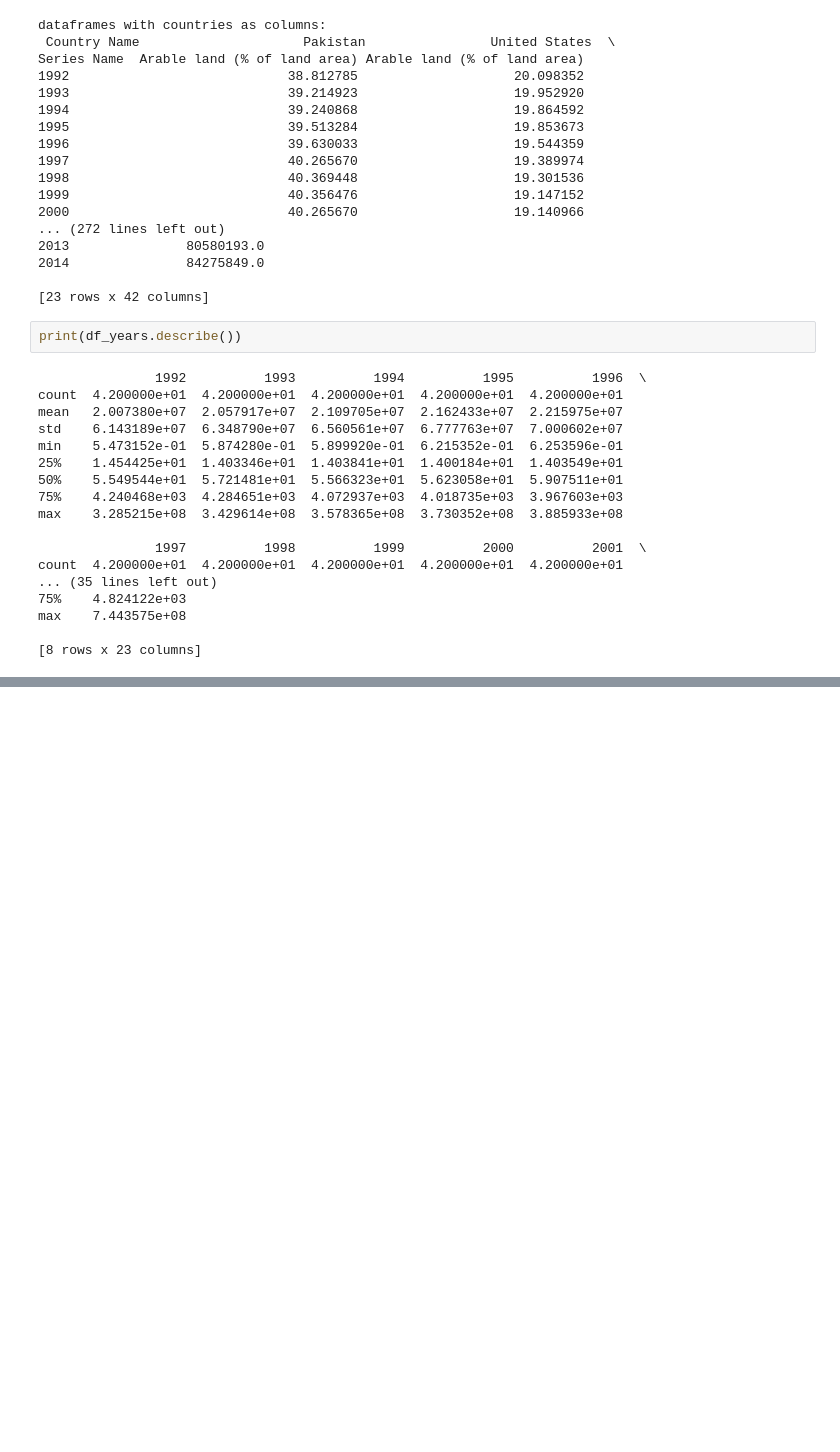
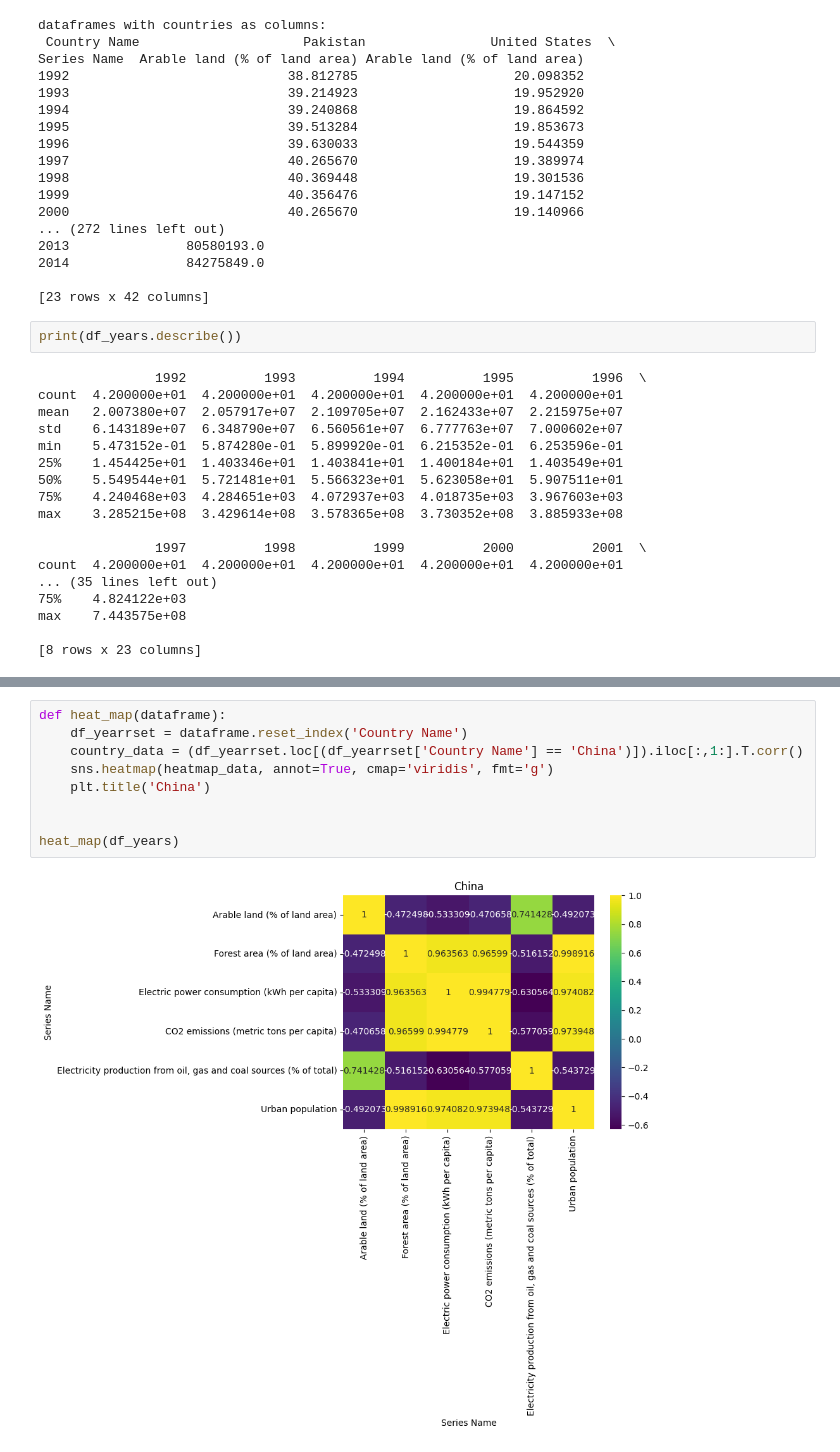
Before and after one commit to mansoorkashif1997/ADS1-assignment2, a Jupyter notebook: function.ipynb, the cells around one changed output, grey strips where cells are left out. Drawn from its saved outputs; the diff is of its cells as text; blank space fills up the shorter version.

```diff
--- a/function.ipynb
+++ b/function.ipynb
@@ -97,3 +93,14 @@ Text(0.5, 1.0, 'Urban population')
 [figure]
 [figure]
+# %%
+def heat_map(dataframe):
+    df_yearrset = dataframe.reset_index('Country Name')
+    country_data = (df_yearrset.loc[(df_yearrset['Country Name'] == 'China')]).iloc[:,1:].T.corr()
+    sns.heatmap(heatmap_data, annot=True, cmap='viridis', fmt='g')
+    plt.title('China')
+
+
+heat_map(df_years)
+# %% [output]
+[figure, added]
 # %%
```
Also changed, not shown: parts of 4 cells of this notebook.
